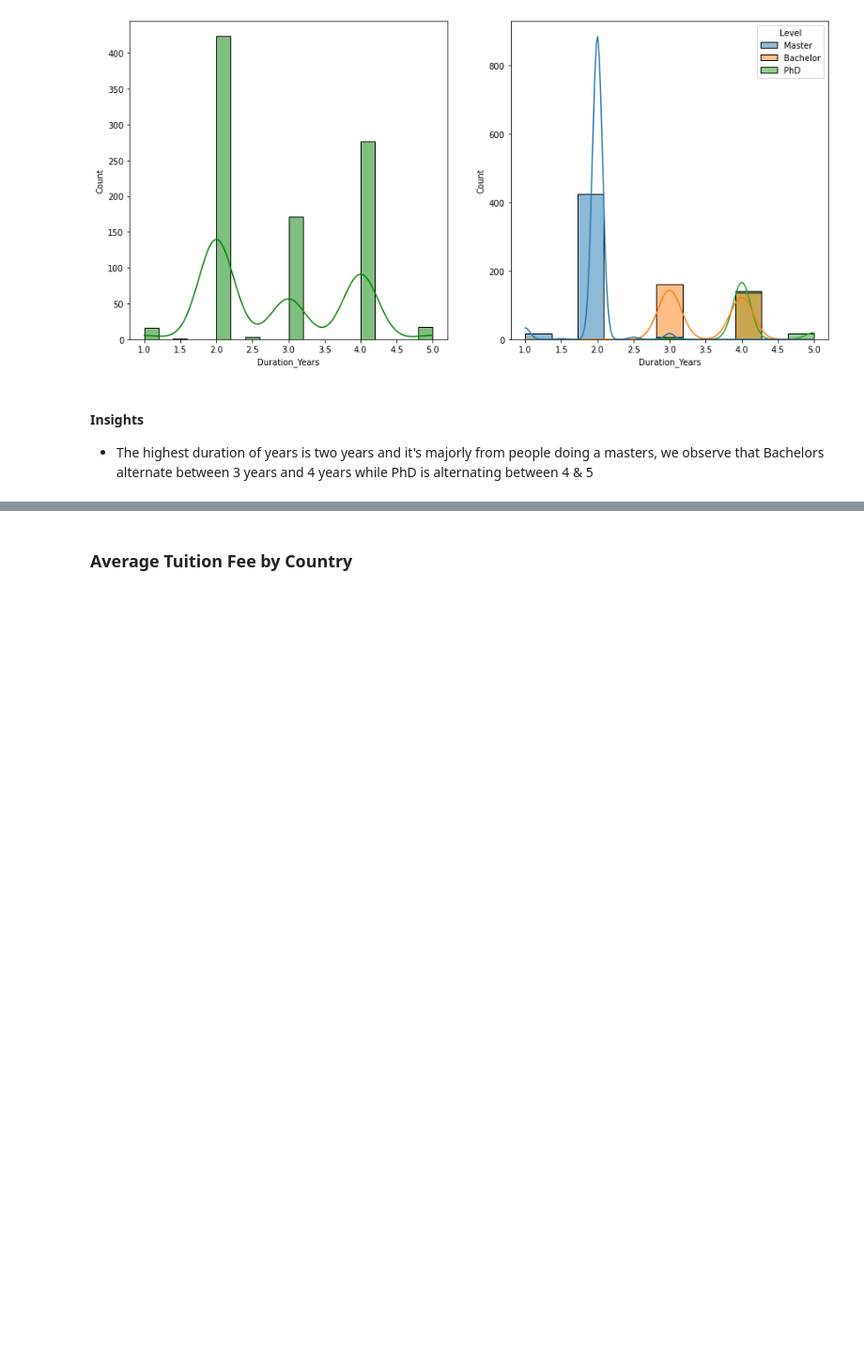
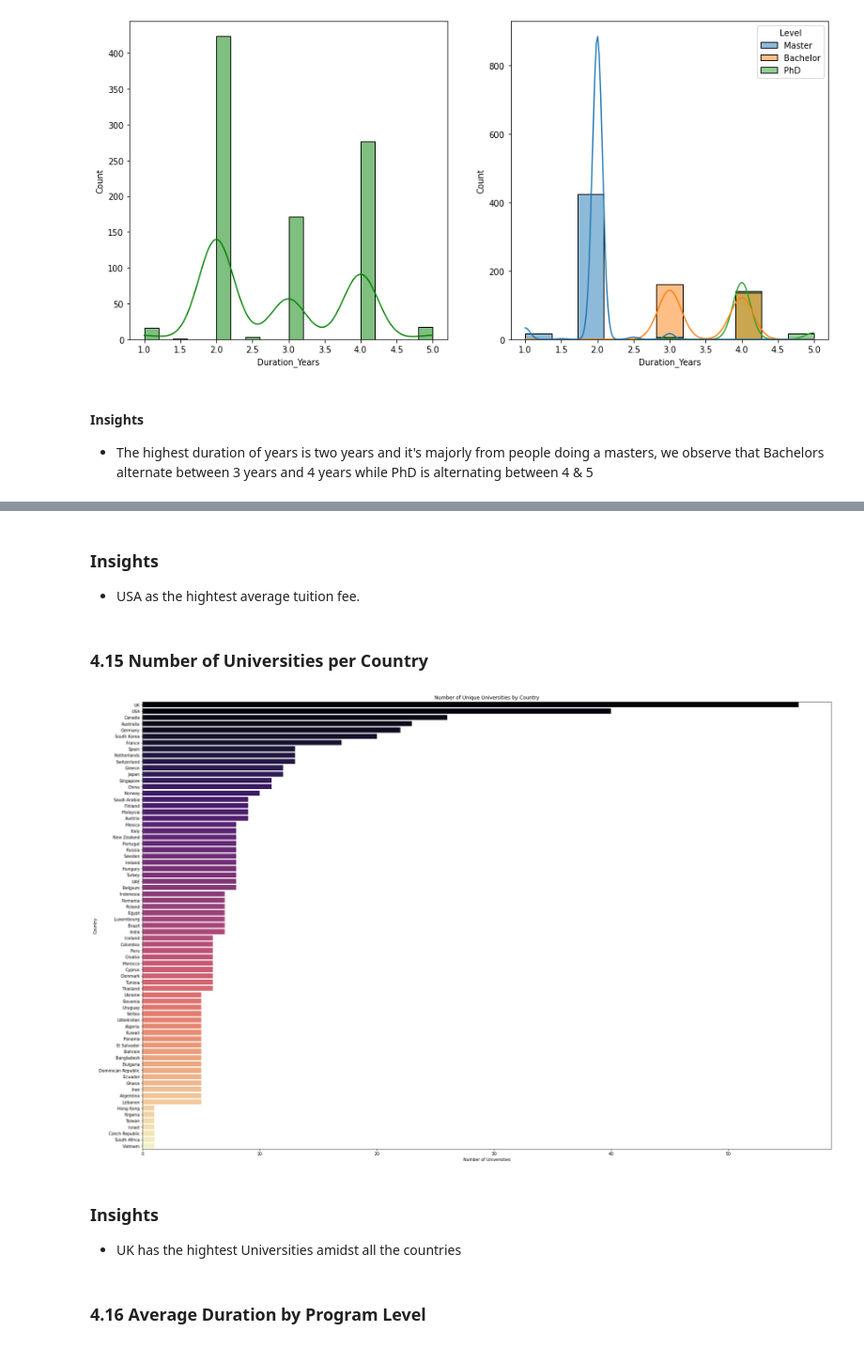
Before and after one commit to Mide25-ML/practice, a Jupyter notebook: EDA_International Education Cost.ipynb, the cells around one changed output, grey strips where cells are left out. Shown at 94% size. Drawn from its saved outputs; the diff is of its cells as text; code cells hidden in the pictures; blank space fills up the shorter version.

```diff
--- a/EDA_International Education Cost.ipynb
+++ b/EDA_International Education Cost.ipynb
@@ -277,2 +297,23 @@ plt.show()
+# %% [markdown]
+### Insights
+
+- USA as the hightest average tuition fee.
+# %% [markdown]
+### 4.15 Number of Universities per Country
+# %%
+uni_count = df.groupby('Country')['University'].nunique().sort_values(ascending=False)
+
+plt.figure(figsize=(30,20))
+sns.barplot(x=uni_count.values, y=uni_count.index, palette='magma')
+plt.title('Number of Unique Universities by Country')
+plt.xlabel('Number of Universities')
+plt.ylabel('Country')
+plt.show()
+# %% [output]
+[figure, added]
+# %% [markdown]
+### Insights
+
+- UK has the hightest Universities amidst all the countries
 # %% [markdown]
-### Average Tuition Fee by Country
+### 4.16  Average Duration by Program Level
```
Also changed, not shown: parts of 12 cells of this notebook, 4 other files.
